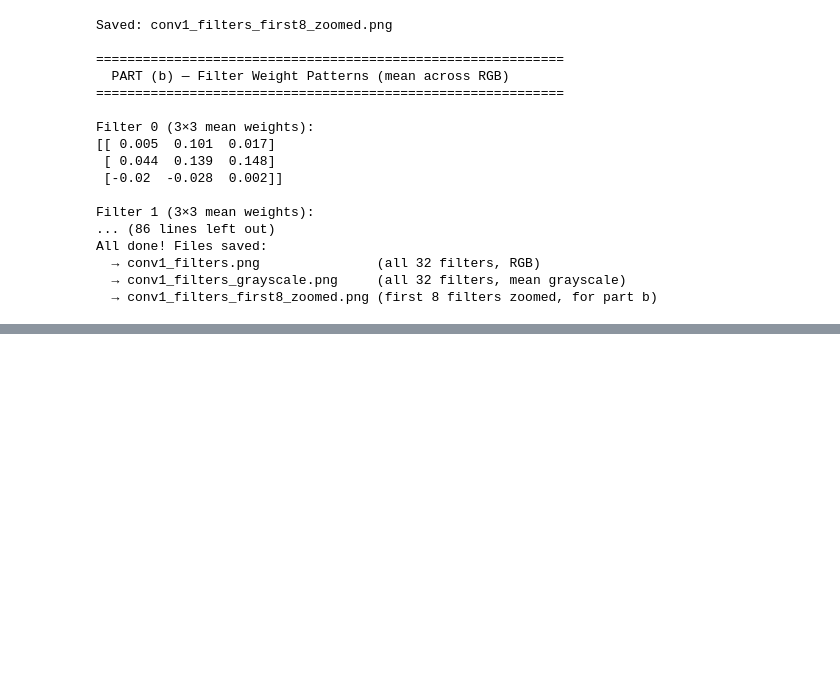
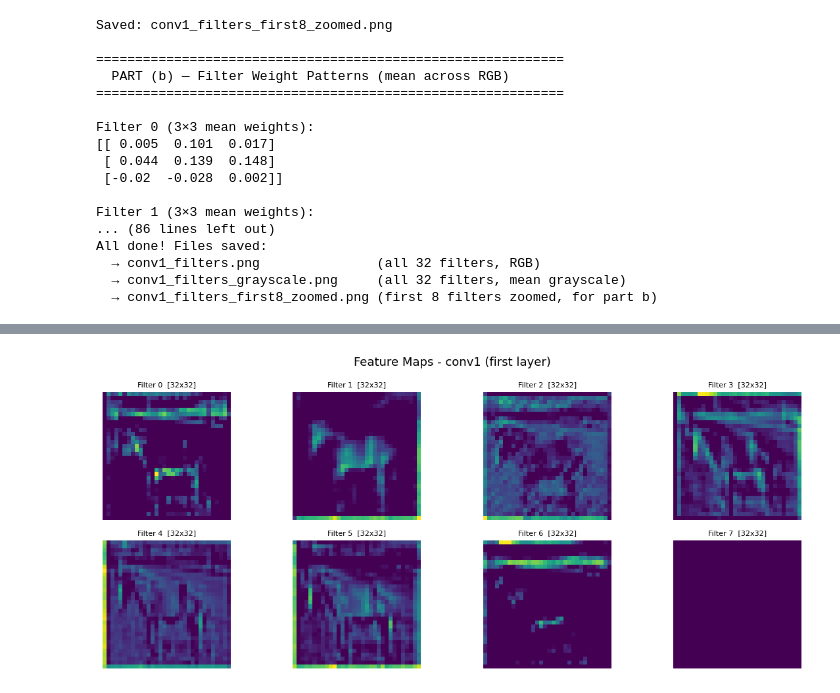
Before and after one commit to divijakalra05/ML-project, a Jupyter notebook: Welcome_To_Colab.ipynb, the cells around one changed output, grey strips where cells are left out. Cells and saved outputs as stored; diff of their text form; code cells hidden in the pictures; blank space fills up the shorter version.

```diff
--- a/Welcome_To_Colab.ipynb
+++ b/Welcome_To_Colab.ipynb
@@ -2706,3 +2706,85 @@ All done! Files saved:
   → conv1_filters.png               (all 32 filters, RGB)
   → conv1_filters_grayscale.png     (all 32 filters, mean grayscale)
   → conv1_filters_first8_zoomed.png (first 8 filters zoomed, for part b)
+# %%
+import numpy as np
+import matplotlib.pyplot as plt
+from tensorflow import keras
+from tensorflow.keras import layers, Model
+
+# 1. Load CIFAR-10
+(x_train, y_train), (x_test, y_test) = keras.datasets.cifar10.load_data()
+x_train = x_train.astype("float32") / 255.0
+x_test  = x_test.astype("float32") / 255.0
+y_train_c = keras.utils.to_categorical(y_train, 10)
+y_test_c  = keras.utils.to_categorical(y_test, 10)
+
+LABELS = ["airplane","automobile","bird","cat","deer",
+          "dog","frog","horse","ship","truck"]
+
+# 2. Build model
+def build_model():
+    inp = keras.Input(shape=(32, 32, 3))
+    x = layers.Conv2D(32, 3, padding="same", activation="relu", name="conv1")(inp)
+    x = layers.Conv2D(32, 3, padding="same", activation="relu", name="conv2")(x)
+    x = layers.MaxPooling2D(2, name="pool1")(x)
+    x = layers.Conv2D(64, 3, padding="same", activation="relu", name="conv3")(x)
+    x = layers.Conv2D(64, 3, padding="same", activation="relu", name="conv4")(x)
+    x = layers.MaxPooling2D(2, name="pool2")(x)
+    x = layers.Conv2D(128, 3, padding="same", activation="relu", name="conv5")(x)
+    x = layers.Conv2D(128, 3, padding="same", activation="relu", name="conv6")(x)
+    x = layers.MaxPooling2D(2, name="pool3")(x)
+    x = layers.Flatten()(x)
+    x = layers.Dense(256, activation="relu")(x)
+    x = layers.Dropout(0.5)(x)
+    out = layers.Dense(10, activation="softmax")(x)
+    return Model(inp, out)
+
+model = build_model()
+model.compile(optimizer="adam", loss="categorical_crossentropy", metrics=["accuracy"])
+
+# 3. Train
+model.fit(x_train, y_train_c, epochs=15, batch_size=128, validation_split=0.1, verbose=1)
+
+# 4. Pick a correctly classified test image
+preds = np.argmax(model.predict(x_test, verbose=0), axis=1)
+true_labels = y_test.flatten()
+correct_idx = np.where(preds == true_labels)[0]
+chosen_idx = correct_idx[42]
+test_img = x_test[chosen_idx]
+print(f"Image #{chosen_idx} | true={LABELS[true_labels[chosen_idx]]} | pred={LABELS[preds[chosen_idx]]}")
+
+# 5. Sub-model to extract conv layer activations
+conv_names = ["conv1", "conv2", "conv3", "conv4", "conv5", "conv6"]
+sub_outputs = [model.get_layer(n).output for n in conv_names]
+act_model = Model(inputs=model.input, outputs=sub_outputs)
+activations = act_model.predict(test_img[np.newaxis], verbose=0)
+
+first_act = activations[0][0]   # conv1 shape: (32, 32, 32)
+last_act  = activations[-1][0]  # conv6 shape: (4, 4, 128)
+
+print("First layer shape:", first_act.shape)
+print("Last  layer shape:", last_act.shape)
+
+# 6. Plot helper
+def plot_fmaps(act, title, fname, n=8):
+    fig, axes = plt.subplots(2, 4, figsize=(12, 5))
+    fig.suptitle(title, fontsize=13)
+    for i, ax in enumerate(axes.flat):
+        f = act[:, :, i]
+        f = (f - f.min()) / (f.max() - f.min() + 1e-8)
+        ax.imshow(f, cmap="viridis")
+        H, W, _ = act.shape
+        ax.set_title(f"Filter {i}  [{H}x{W}]", fontsize=8)
+        ax.axis("off")
+    plt.tight_layout()
+    plt.savefig(fname, dpi=150, bbox_inches="tight")
+    plt.show()
+    print(f"Saved {fname}")
+
+# (a) First conv layer
+plot_fmaps(first_act, "Feature Maps - conv1 (first layer)", "fmaps_layer1.png")
+
+# (b) Last conv layer
+plot_fmaps(last_act, "Feature Maps - conv6 (last layer)", "fmaps_last.png")
+# %% [output]
@@ -2708,0 +2808 @@ All done! Files saved:
+[figure, added]
```
Also changed, not shown: parts of 2 cells of this notebook.
